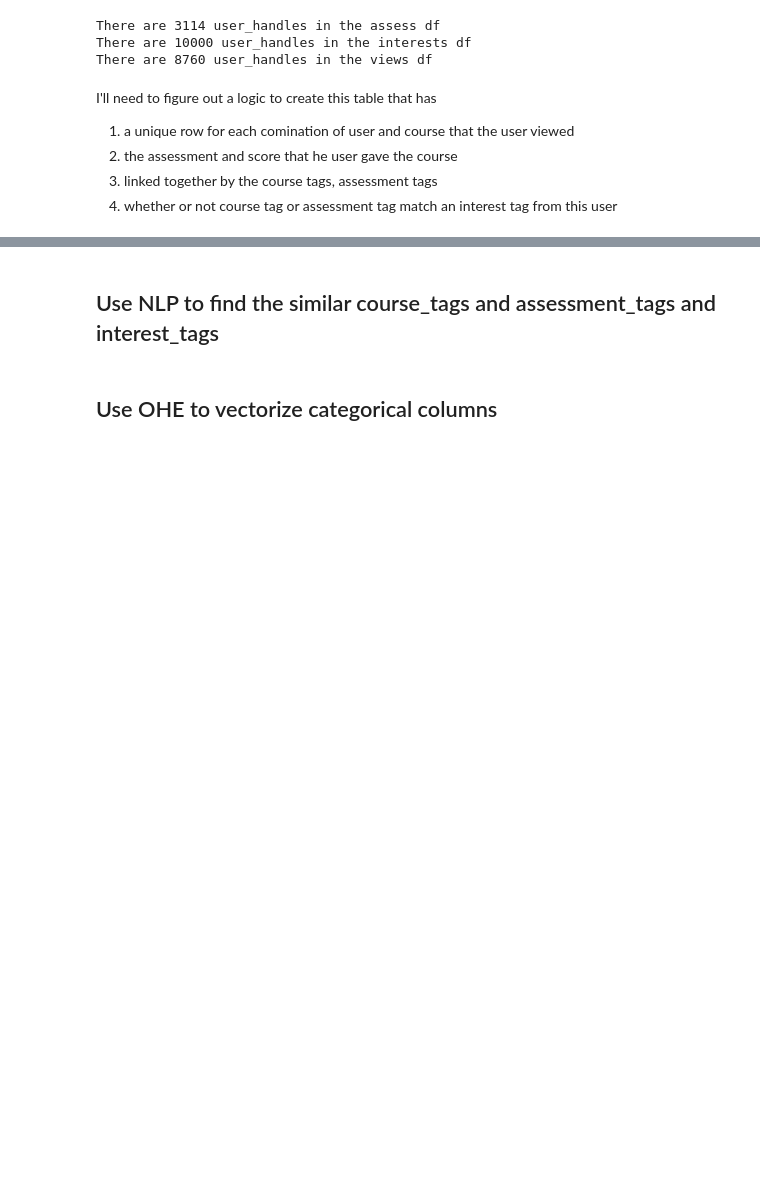
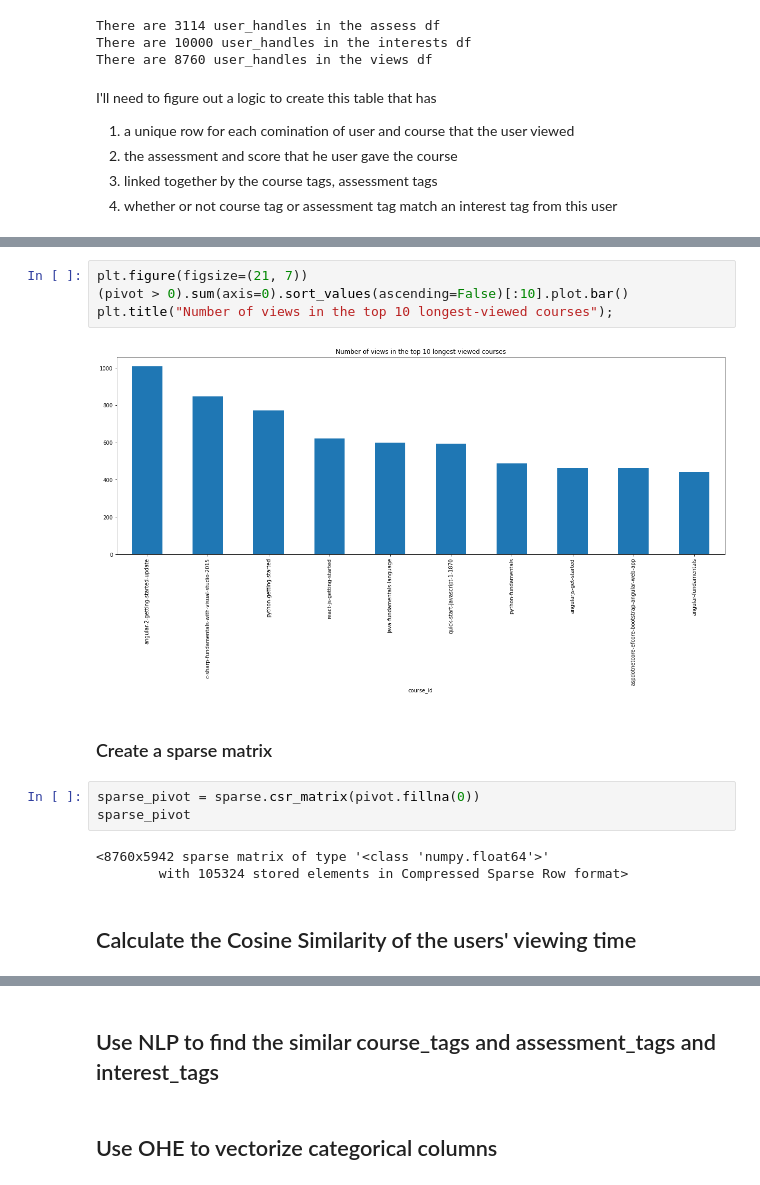
Before and after one commit to MattPat1981/users_api, a Jupyter notebook: code/data_exploration.ipynb, the cells around one changed output, grey strips where cells are left out. Saved outputs shown, nothing was run; the diff lists cells and outputs as text; blank space fills up the shorter version.

```diff
--- a/code/data_exploration.ipynb
+++ b/code/data_exploration.ipynb
@@ -413,0 +544,16 @@ I'll need to figure out a logic to create this table that has
+# %%
+plt.figure(figsize=(21, 7))
+(pivot > 0).sum(axis=0).sort_values(ascending=False)[:10].plot.bar()
+plt.title("Number of views in the top 10 longest-viewed courses");
+# %% [output]
+[figure, added]
+# %% [markdown]
+### Create a sparse matrix
+# %%
+sparse_pivot = sparse.csr_matrix(pivot.fillna(0))
+sparse_pivot
+# %% [output]
+<8760x5942 sparse matrix of type '<class 'numpy.float64'>'
+        with 105324 stored elements in Compressed Sparse Row format>
+# %% [markdown]
+## Calculate the Cosine Similarity of the users' viewing time
```
Also changed, not shown: parts of 71 cells of this notebook, 6 other files.
